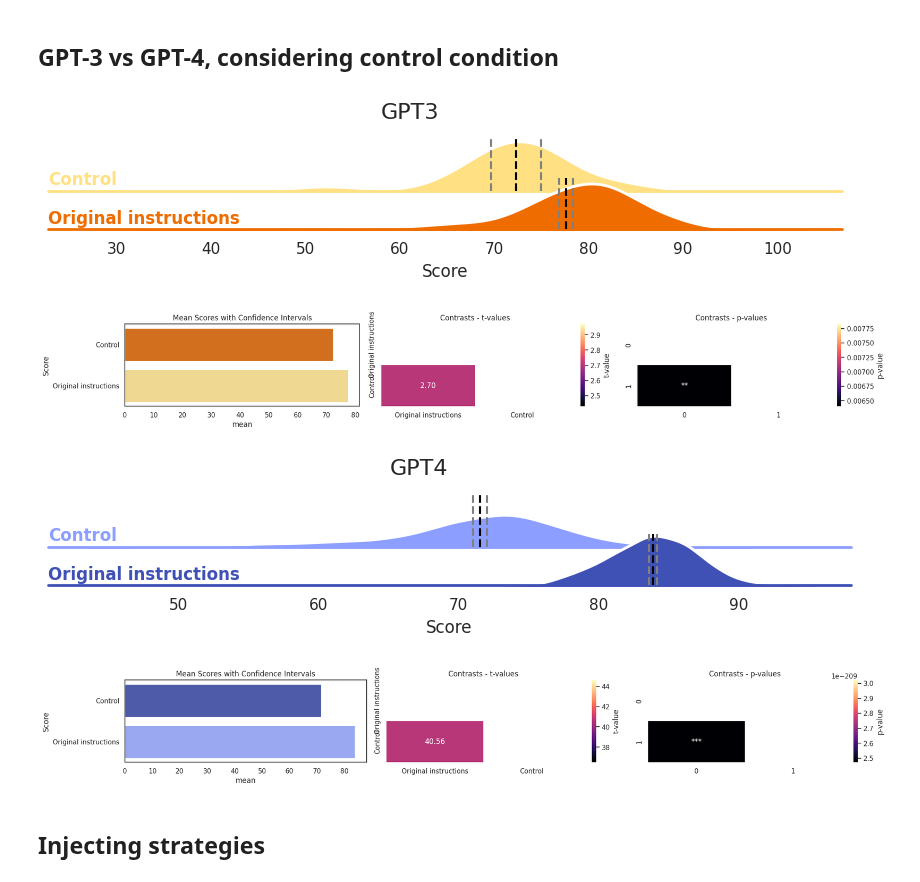
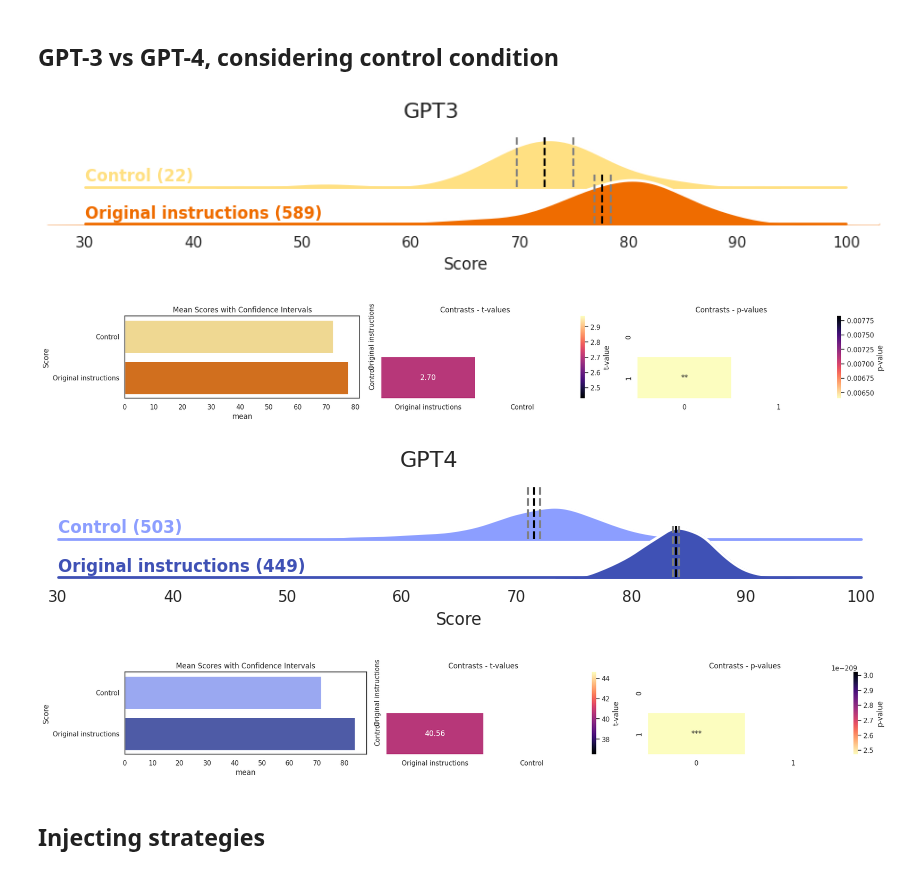
Before and after one commit to AntoineBellemare/DAT_GPT, a Jupyter notebook: scripts/visualization.ipynb, the cells around one changed output. Saved outputs shown, nothing was run; the diff lists cells and outputs as text; code cells hidden in the pictures.

Commit message:
update, n_size, color order, normalization

```diff
--- a/scripts/visualization.ipynb
+++ b/scripts/visualization.ipynb
@@ -126,7 +126,7 @@ for file in sorted(os.listdir(data_path)):
             elif 'temp0.5' in file:
                 condition = 'Low'
             else:
-                condition = 'None'
+                condition = 'Mid'
 
             # Define the model based on the file name
             if 'gpt4' in file:
@@ -199,8 +209,9 @@ pal = [colors['GPT3_mid_DAT'],
        colors['Human (8k)'],
        colors['Human (750k)'],]
 order = ['GPT3', 'GPT4', 'Human (8k)','Human (750k)']
-g = sns.FacetGrid(results_df.loc[results_df['Strategy']=='Original instructions'],
-                  row="Model", hue="Model", aspect=8, height=1, palette=pal, row_order=order)
+df = results_df.loc[(results_df['Strategy']=='Original instructions') &
+                    (results_df['Temperature']=='Mid') | (results_df['Temperature'].isnull())]
+g = sns.FacetGrid(df, row="Model", hue="Model", aspect=8, height=1, palette=pal, row_order=order)
 
 # Draw the densities in a few steps
 g.map(sns.kdeplot, "Score",
@@ -212,10 +223,15 @@ g.refline(y=0, linewidth=2, linestyle="-", color=None, clip_on=False)
 # Define and use a simple function to label the plot in axes coordinates
 def label(x, color, label):
     ax = plt.gca()
-    ax.text(0, .2, label, fontweight="bold", color=color,
+    # check if Human is in the label
+    if 'Human' not in label:
+        txt = f"{label} ({len(df.loc[df['Model']==label])})"
+    else:
+        txt = f"{label}"
+    ax.text(0, .2, txt, fontweight="bold", color=color,
             ha="left", va="center", transform=ax.transAxes)
 g.map(label, "Score")
-mean_conf, pvals, tvals = analyze_results(results_df.loc[results_df['Strategy']=='Original instructions'], 'Model')
+mean_conf, pvals, tvals = analyze_results(df, 'Model')
 # Add vertical lines for mean and confidence intervals
 for ax, model in zip(g.axes.flat, order):
     ax.axvline(mean_conf[mean_conf['Model'] == model]['mean'].values[0], color='black', linestyle='--')
@@ -229,5 +245,6 @@ g.figure.subplots_adjust(hspace=-.25)
 g.set_titles("")
 g.set(yticks=[], ylabel="")
 g.despine(bottom=True, left=True)
-create_heatmap(mean_conf, 'Model', tvals_table=tvals, pvals_table=pvals, pal=pal, order=order)
+create_heatmap(mean_conf, 'Model', tvals_table=tvals, pvals_table=pvals,
+               pal=[pal[1],pal[0], pal[3], pal[2]], order=order)
 # %% [output]
@@ -239,8 +256,9 @@ create_heatmap(mean_conf, 'Model', tvals_table=tvals, pvals_table=pvals, pal=pal
 list_of_dfs = [results_df.loc[(results_df['Model']=='GPT3') &
                               (results_df['Control']!='Strategy')],
                results_df.loc[(results_df['Model']=='GPT4') &
-                              (results_df['Temperature']=='None') &
+                              (results_df['Temperature']=='Mid') &
                               (results_df['Control']!='Strategy')],]
+
 for df in list_of_dfs:
       gpt = df["Model"].unique()[0]
       # Initialize the FacetGrid object
@@ -250,39 +268,41 @@ for df in list_of_dfs:
       # Draw the densities in a few steps
       g.map(sns.kdeplot, "Score",
             bw_adjust=1, clip_on=False,
             fill=True, alpha=1, linewidth=1.5)
       g.map(sns.kdeplot, "Score", clip_on=False, color="w", lw=2, bw_adjust=1)
 
       # passing color=None to refline() uses the hue mapping
       g.refline(y=0, linewidth=2, linestyle="-", color=None, clip_on=False)
 
 
       # Define and use a simple function to label the plot in axes coordinates
       def label(x, color, label):
             ax = plt.gca()
-            ax.text(0, .2, label, fontweight="bold", color=color,
+            txt = f"{label} ({len(df.loc[df['Control']==label])})"
+            ax.text(0, .2, txt, fontweight="bold", color=color,
                         ha="left", va="center", transform=ax.transAxes)
       g.map(label, "Score")
       mean_conf, pvals, tvals = analyze_results(df, 'Control')
       # Add vertical lines for mean and confidence intervals
       for ax, model in zip(g.axes.flat, [0,1]):
             ax.axvline(mean_conf['mean'][model], color='black', linestyle='--')
             ax.axvline(mean_conf['ci_low'][model], color='gray', linestyle='--')
             ax.axvline(mean_conf['ci_high'][model], color='gray', linestyle='--')
       # Set the subplots to overlap
       g.figure.subplots_adjust(hspace=-.25)
 
       # Remove axes details that don't play well with overlap
       g.set_titles("")
+      g.set(xlim=(30, 100))
       g.set(yticks=[], ylabel="")
       g.despine(bottom=True, left=True)
       g.fig.suptitle(df['Model'].unique()[0], fontsize=16)
-      create_heatmap(mean_conf, 'Control', tvals_table=tvals, pvals_table=pvals, pal=pal, order=['Control', 'Original instructions'])
+      create_heatmap(mean_conf, 'Control', tvals_table=tvals, pvals_table=pvals, pal=reversed(pal), order=['Control', 'Original instructions'])
 # %% [output]
-[figure, old version]
+[figure, new version]
-[figure, old version]
+[figure, new version]
-[figure, old version]
+[figure, new version]
-[figure, old version]
+[figure, new version]
 # %% [markdown]
 ## Injecting strategies
 # %%
```
Also changed, not shown: parts of 7 cells of this notebook, 1 other file.
